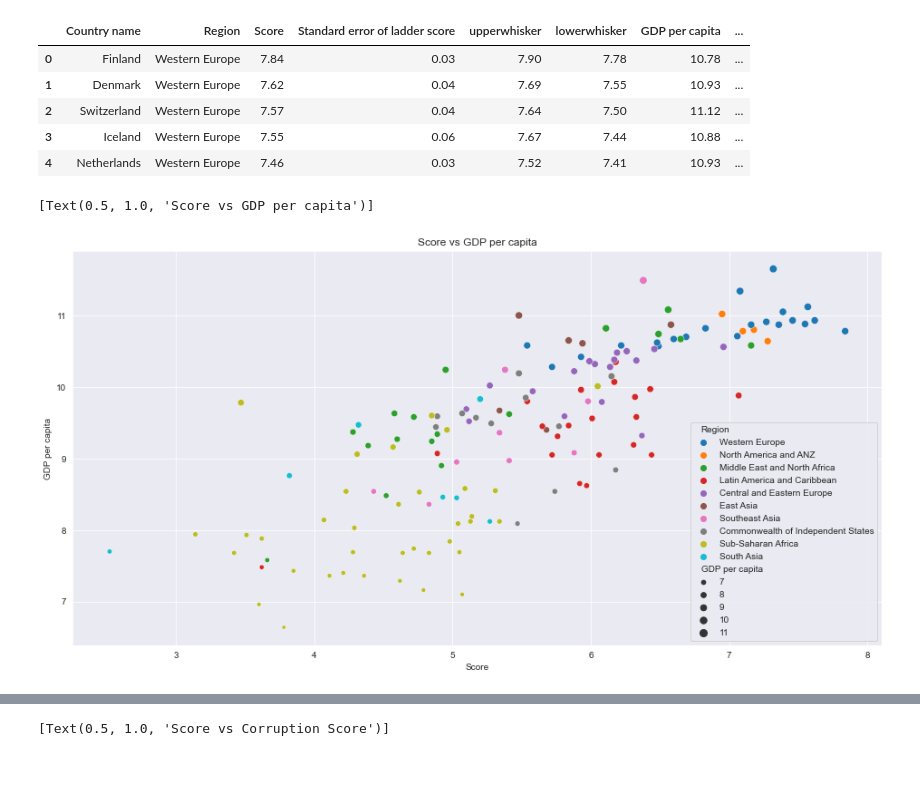
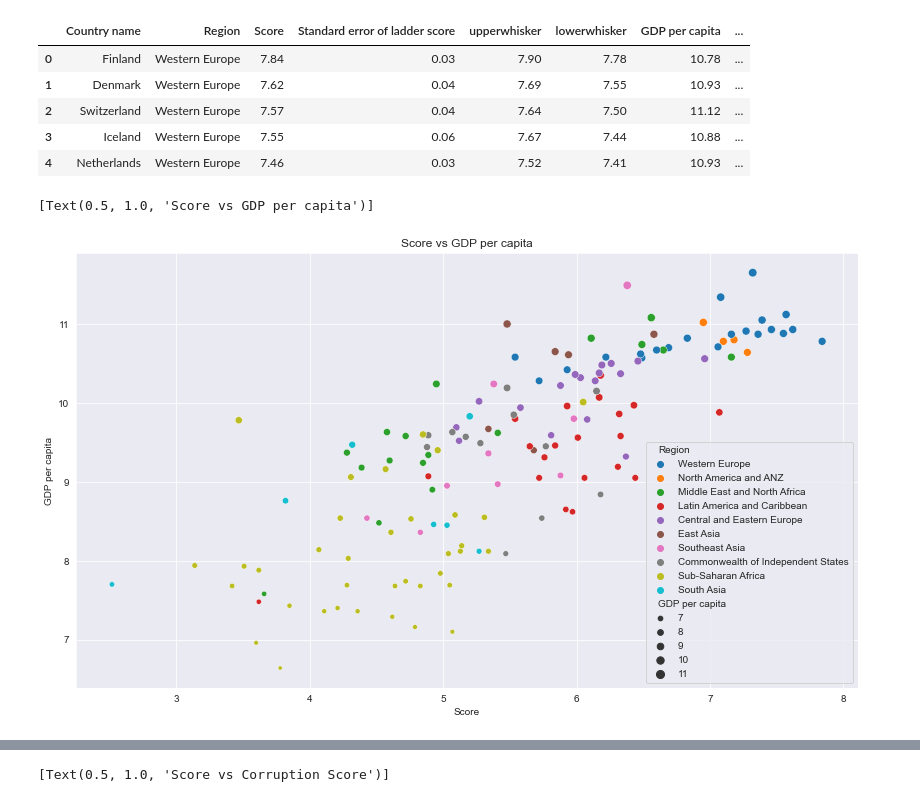
Before and after one commit to EdwinVargas22/World-Happiness-2021, a Jupyter notebook: Data_Analysis.ipynb, the cells around one changed output, grey strips where cells are left out. Saved outputs shown, nothing was run; the diff lists cells and outputs as text; code cells hidden in the pictures; blank space fills up the shorter version.

Commit message:
Edit the graphs size

```diff
--- a/Data_Analysis.ipynb
+++ b/Data_Analysis.ipynb
@@ -91,16 +91,16 @@ dataset_modified.head()
 # %%
 # Scatter plot of Score vs GDP per capita
 
 fig = plt.gcf()
 
-fig.set_size_inches(16, 8)
+fig.set_size_inches(14, 8)
 
 sns.set_style("darkgrid")
 
 sns.scatterplot(data=dataset_modified, x='Score', y='GDP per capita', hue='Region', size='GDP per capita').set(title='Score vs GDP per capita')
 # %% [output]
 [Text(0.5, 1.0, 'Score vs GDP per capita')]
-[figure, old version]
+[figure, new version]
 # %%
 # Scatter plot of Score vs Social Support
 
```
Also changed, not shown: parts of 4 cells of this notebook.
